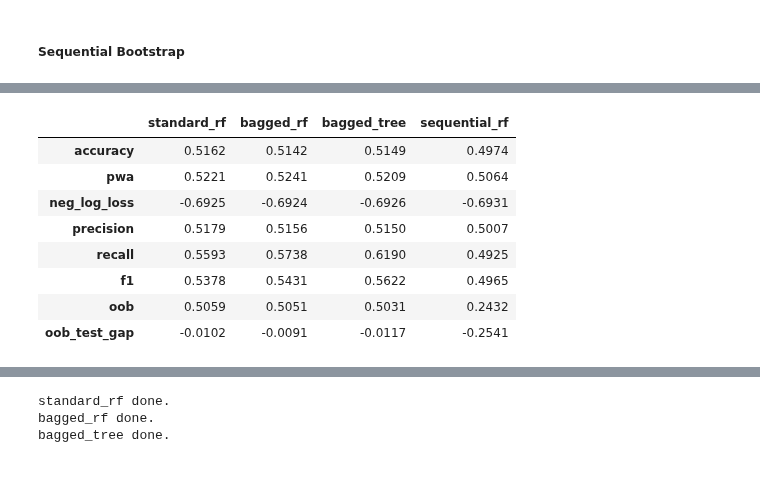
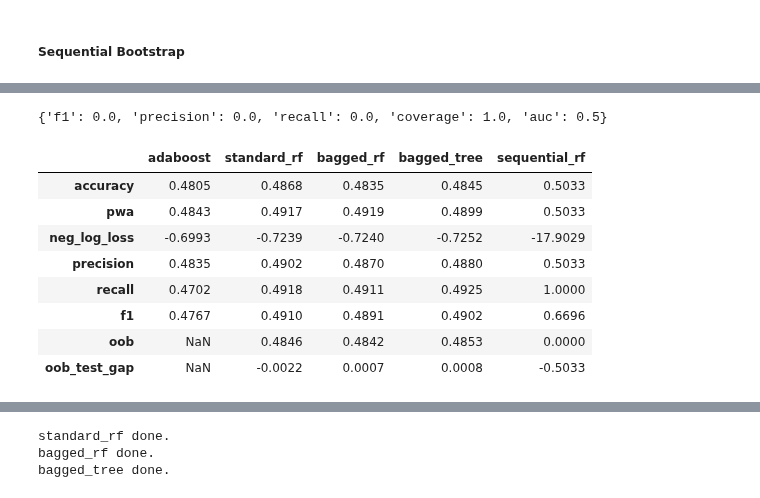
Before and after one commit to pnjoroge54/Machine-Learning-Blueprint, a Jupyter notebook: notebooks/Part_4-Sample Weights.ipynb, the cells around one changed output, grey strips where cells are left out. Drawn from its saved outputs; the diff is of its cells as text; code cells hidden in the pictures.

```diff
--- a/notebooks/Part_4-Sample Weights.ipynb
+++ b/notebooks/Part_4-Sample Weights.ipynb
@@ -319,7 +296,7 @@ X = bb_feat_time.reindex(cont.index)
 y = cont["bin"]
 t1 = cont["t1"]
 
-test_size = 0.3
+test_size = 0.2
 
 train, test = PurgedSplit(t1, test_size).split(X)
 X_train, X_test, y_train, y_test = (
@@ -544,0 +644,25 @@ winsound.Beep(1000, 1000)
+# %%
+time0 = time.time()
+seq_rfa = clone(seq_rf).fit(
+    X_train,
+    y_train,
+    sample_weight=None,
+)
+time1 = pd.Timedelta(seconds=time.time() - time0).round('1s')
+print(f"Sequential Bootstrap done in {time1}")
+
+
+pred = seq_rfa.predict(X_test)
+prob = seq_rfa.predict_proba(X_test)
+
+for method, scoring in scoring_methods.items():
+    if scoring in (probability_weighted_accuracy, log_loss):
+        y_pred = prob
+    else:
+        y_pred = pred
+    score = scoring(y_test, y_pred)
+    if method == "neg_log_loss":
+        score *= -1
+    all_scores_oos.loc[method, "sequential_rf_unweighted"] = score
+
+all_scores_oos.round(4)
@@ -675,9 +819,13 @@ print(f"Sequential RF Bootstrapped Features OOB Score: {seq_rf_bf.oob_score_:.4f
+# %%
+seq_oob = compute_custom_oob_metrics(seq_rf, X_train.values, y_train.values, sample_weight=cont_train['w'])
+pprint(seq_oob, sort_dicts=False)
+# %% [output]
+{'f1': 0.0, 'precision': 0.0, 'recall': 0.0, 'coverage': 1.0, 'auc': 0.5}
 # %%
 ensembles = {
     "adaboost": {"classifier": adaboost,
                  "pred": adaboost.predict(X_test),
                  "prob": adaboost.predict_proba(X_test),
-                 "oob": np.nan,
                 },
     "standard_rf": {"classifier": rf,
                  "pred": rf.predict(X_test),
@@ -698,46 +846,43 @@ ensembles = {
                    "pred": seq_rf.predict(X_test),
                    "prob": seq_rf.predict_proba(X_test),
                    "oob": seq_rf.oob_score_,
-                   },
-    "sequential_rf_bf": {"classifier": seq_rf_bf,
-                   "pred": seq_rf_bf.predict(X_test),
-                   "prob": seq_rf_bf.predict_proba(X_test),
-                   "oob": seq_rf_bf.oob_score_,
                    },
 }
 
 scoring_methods = {
             "accuracy": accuracy_score,
             "pwa": probability_weighted_accuracy,
             "neg_log_loss": log_loss,
             "precision": precision_score,
             "recall": recall_score,
             "f1": f1_score,
         }
 
 all_scores_oos = pd.DataFrame()
 
 for clf in ensembles.keys():
     for method, scoring in scoring_methods.items():
         if scoring in (probability_weighted_accuracy, log_loss):
             y_pred = ensembles[clf]["prob"]
         else:
             y_pred = ensembles[clf]["pred"]
         score = scoring(y_test, y_pred)
         if method == "neg_log_loss":
             score *= -1
         all_scores_oos.loc[method, clf] = score
-    all_scores_oos.loc["oob", clf] = ensembles[clf]["oob"]
-    all_scores_oos.loc["oob_test_gap", clf] = ensembles[clf]["oob"] - all_scores_oos.loc["accuracy", clf]
+    oob_score = ensembles[clf].get("oob", np.nan)
+    all_scores_oos.loc["oob", clf] = oob_score
+    all_scores_oos.loc["oob_test_gap", clf] = oob_score - all_scores_oos.loc["accuracy", clf]
 
+winsound.Beep(1000,1000)
 all_scores_oos.round(4)
 # %% [output]
-|  | standard_rf | bagged_rf | bagged_tree | sequential_rf |
-| accuracy | 0.5162 | 0.5142 | 0.5149 | 0.4974 |
-| pwa | 0.5221 | 0.5241 | 0.5209 | 0.5064 |
-| neg_log_loss | -0.6925 | -0.6924 | -0.6926 | -0.6931 |
-| precision | 0.5179 | 0.5156 | 0.5150 | 0.5007 |
-| recall | 0.5593 | 0.5738 | 0.6190 | 0.4925 |
-| f1 | 0.5378 | 0.5431 | 0.5622 | 0.4965 |
-| oob | 0.5059 | 0.5051 | 0.5031 | 0.2432 |
-| oob_test_gap | -0.0102 | -0.0091 | -0.0117 | -0.2541 |
+|  | adaboost | standard_rf | bagged_rf | bagged_tree | sequential_rf |
+| accuracy | 0.4805 | 0.4868 | 0.4835 | 0.4845 | 0.5033 |
+| pwa | 0.4843 | 0.4917 | 0.4919 | 0.4899 | 0.5033 |
+| neg_log_loss | -0.6993 | -0.7239 | -0.7240 | -0.7252 | -17.9029 |
+| precision | 0.4835 | 0.4902 | 0.4870 | 0.4880 | 0.5033 |
+| recall | 0.4702 | 0.4918 | 0.4911 | 0.4925 | 1.0000 |
+| f1 | 0.4767 | 0.4910 | 0.4891 | 0.4902 | 0.6696 |
+| oob | NaN | 0.4846 | 0.4842 | 0.4853 | 0.0000 |
+| oob_test_gap | NaN | -0.0022 | 0.0007 | 0.0008 | -0.5033 |
```
Also changed, not shown: parts of 34 cells of this notebook.
